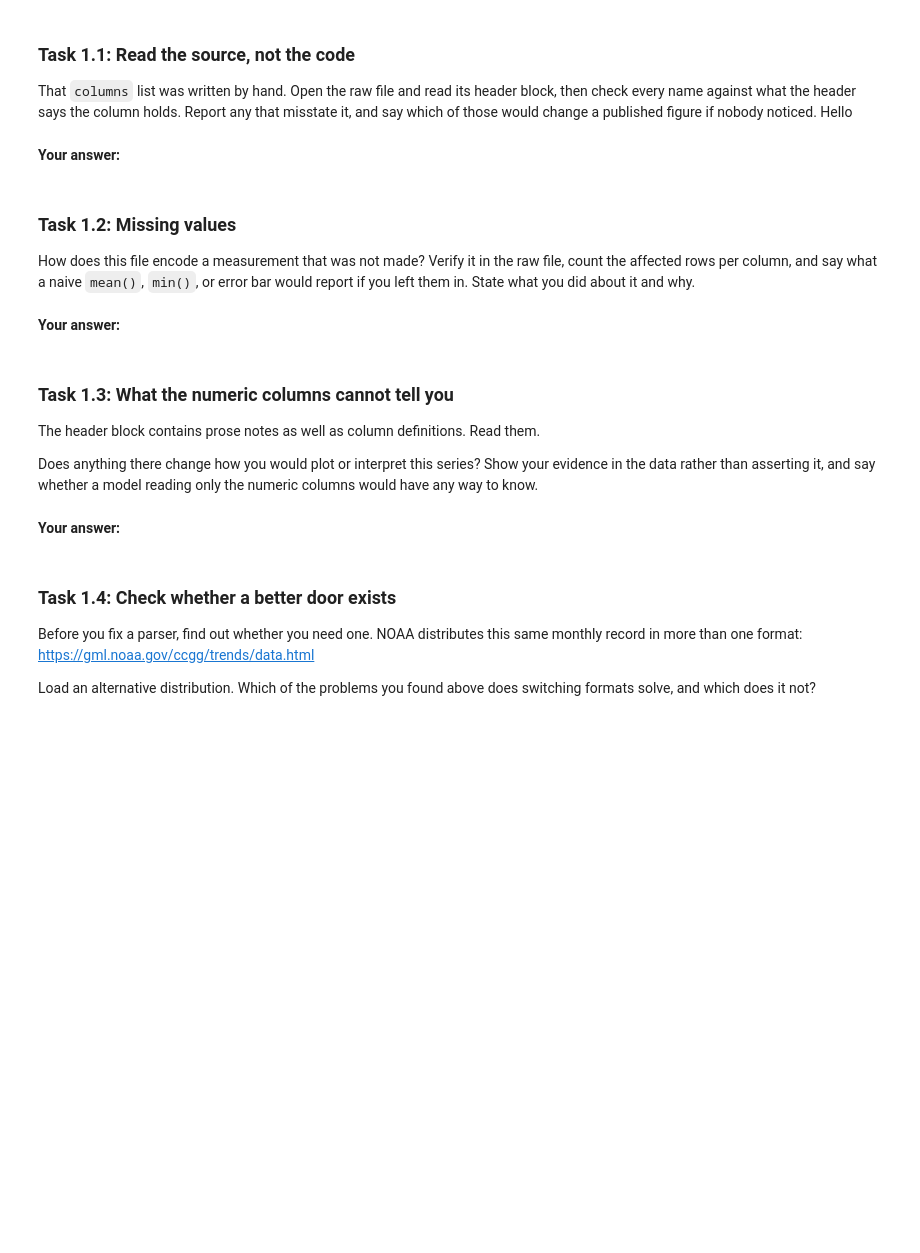
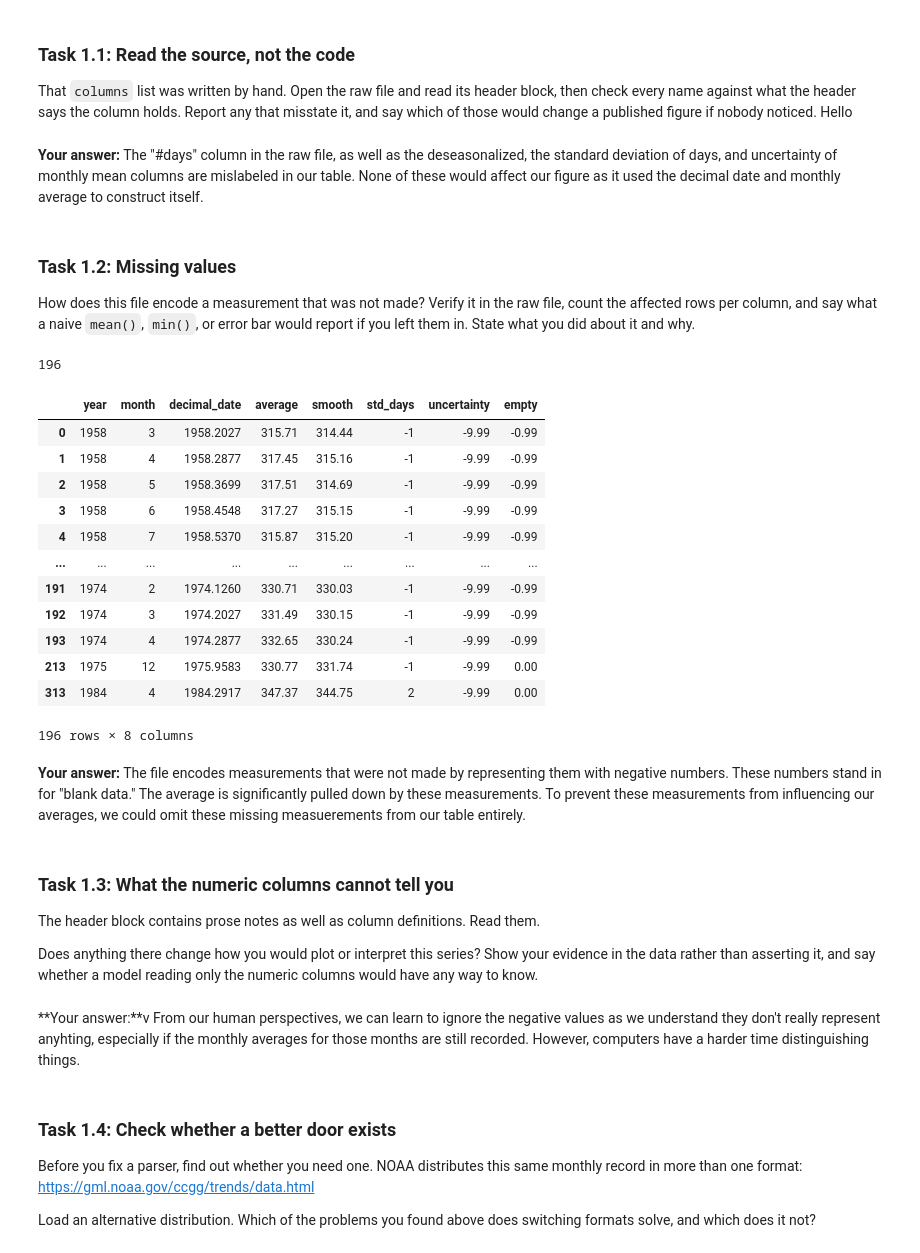
Before and after one commit to zacsignorino/climate-module-zacs26, a Jupyter notebook: climate.ipynb, the cells around one changed output. Cells and saved outputs as stored; diff of their text form; code cells hidden in the pictures; blank space fills up the shorter version.

```diff
--- a/climate.ipynb
+++ b/climate.ipynb
@@ -82,16 +82,35 @@ ggplot(df, aes(x="decimal_date", y="average")) + geom_line()
 That `columns` list was written by hand. Open the raw file and read its header block, then check
 every name against what the header says the column holds. Report any that misstate it, and say
 which of those would change a published figure if nobody noticed. Hello
-# %% [markdown]
-**Your answer:**
+# %% [markdown]
+**Your answer:** The "#days" column in the raw file, as well as the deseasonalized, the standard deviation of days, and uncertainty of monthly mean columns are mislabeled in our table. None of these would affect our figure as it used the decimal date and monthly average to construct itself.
 # %% [markdown]
 ### Task 1.2: Missing values
 
 How does this file encode a measurement that was not made? Verify it in the raw file, count the
 affected rows per column, and say what a naive `mean()`, `min()`, or error bar would report if you
 left them in. State what you did about it and why.
-# %% [markdown]
-**Your answer:**
+# %%
+missing_months = df["uncertainty"] == -9.99
+print(missing_months.sum())
+df[missing_months]
+# %% [output]
+196
+|  | year | month | decimal_date | average | smooth | std_days | uncertainty | empty |
+| 0 | 1958 | 3 | 1958.2027 | 315.71 | 314.44 | -1 | -9.99 | -0.99 |
+| 1 | 1958 | 4 | 1958.2877 | 317.45 | 315.16 | -1 | -9.99 | -0.99 |
+| 2 | 1958 | 5 | 1958.3699 | 317.51 | 314.69 | -1 | -9.99 | -0.99 |
+| 3 | 1958 | 6 | 1958.4548 | 317.27 | 315.15 | -1 | -9.99 | -0.99 |
+| 4 | 1958 | 7 | 1958.5370 | 315.87 | 315.20 | -1 | -9.99 | -0.99 |
+| ... | ... | ... | ... | ... | ... | ... | ... | ... |
+| 191 | 1974 | 2 | 1974.1260 | 330.71 | 330.03 | -1 | -9.99 | -0.99 |
+| 192 | 1974 | 3 | 1974.2027 | 331.49 | 330.15 | -1 | -9.99 | -0.99 |
+| 193 | 1974 | 4 | 1974.2877 | 332.65 | 330.24 | -1 | -9.99 | -0.99 |
+| 213 | 1975 | 12 | 1975.9583 | 330.77 | 331.74 | -1 | -9.99 | 0.00 |
+| 313 | 1984 | 4 | 1984.2917 | 347.37 | 344.75 | 2 | -9.99 | 0.00 |
+196 rows × 8 columns
+# %% [markdown]
+**Your answer:** The file encodes measurements that were not made by representing them with negative numbers. These numbers stand in for "blank data." The average is significantly pulled down by these measurements. To prevent these measurements from influencing our averages, we could omit these missing measuerements from our table entirely.
 # %% [markdown]
 ### Task 1.3: What the numeric columns cannot tell you
 
@@ -100,8 +119,8 @@ The header block contains prose notes as well as column definitions. Read them.
 Does anything there change how you would plot or interpret this series? Show your evidence in the
 data rather than asserting it, and say whether a model reading only the numeric columns would have
 any way to know.
-# %% [markdown]
-**Your answer:**
+# %% [markdown]
+**Your answer:**v From our human perspectives, we can learn to ignore the negative values as we understand they don't really represent anyhting, especially if the monthly averages for those months are still recorded. However, computers have a harder time distinguishing things.
 # %% [markdown]
 ### Task 1.4: Check whether a better door exists
 
```
